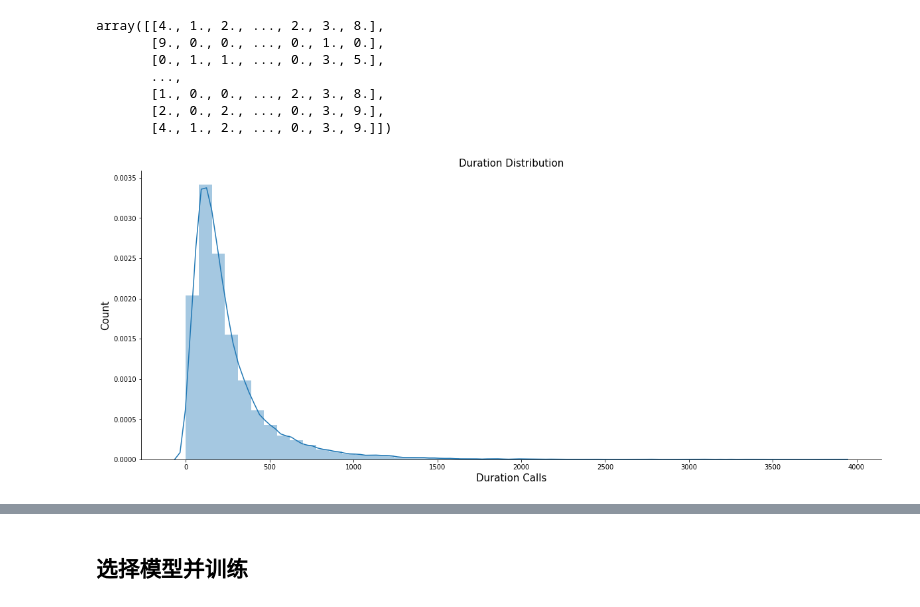
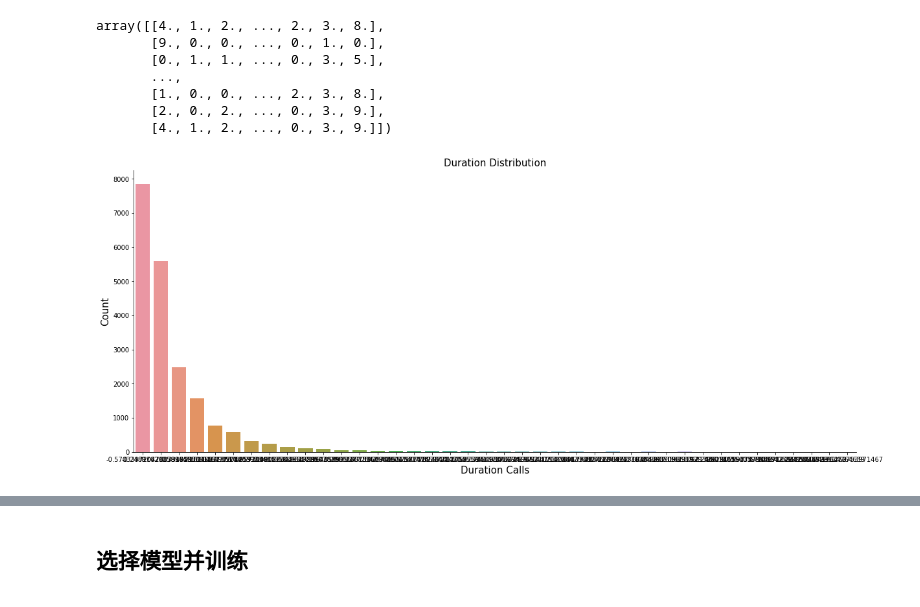
Before and after one commit to CrazyXiao/machine-learning, a Jupyter notebook: code/kesci_bank_precision/bank_predict.ipynb, the cells around one changed output, grey strips where cells are left out. Cells and saved outputs as stored; diff of their text form; code cells hidden in the pictures.

```diff
--- a/code/kesci_bank_precision/bank_predict.ipynb
+++ b/code/kesci_bank_precision/bank_predict.ipynb
@@ -192,0 +183,14 @@ bank_set.head()
+# %%
+#  训练集拆分
+
+import numpy as np
+from sklearn.model_selection import StratifiedShuffleSplit
+
+split = StratifiedShuffleSplit(n_splits=1, test_size=0.2, random_state=41)
+for train_index, test_index in split.split(bank_data, bank_data["y"]):
+    strat_train_set=bank_data.loc[train_index]
+    strat_test_set=bank_data.loc[test_index]
+new_bank_data = strat_train_set.copy()
+bank_set=new_bank_data.iloc[:,new_bank_data.columns!='y']
+bank_labels=new_bank_data.iloc[:,new_bank_data.columns=='y']
+bank_set.head()
@@ -269,13 +293,14 @@ array([[4., 1., 2., ..., 2., 3., 8.],
 # %%
 # 联系时长
 import seaborn as sns
 
 fig, ax = plt.subplots()
 fig.set_size_inches(20, 8)
-sns.distplot(bank_set['duration'])
+sns.countplot(bank_set['campaign'])
 ax.set_xlabel('Duration Calls', fontsize=15)
 ax.set_ylabel('Count', fontsize=15)
 ax.set_title('Duration Distribution', fontsize=15)
 sns.despine()
+plt.show()
 # %% [output]
-[figure, old version]
+[figure, new version]
```
Also changed, not shown: parts of 49 cells of this notebook, 4 other files.
